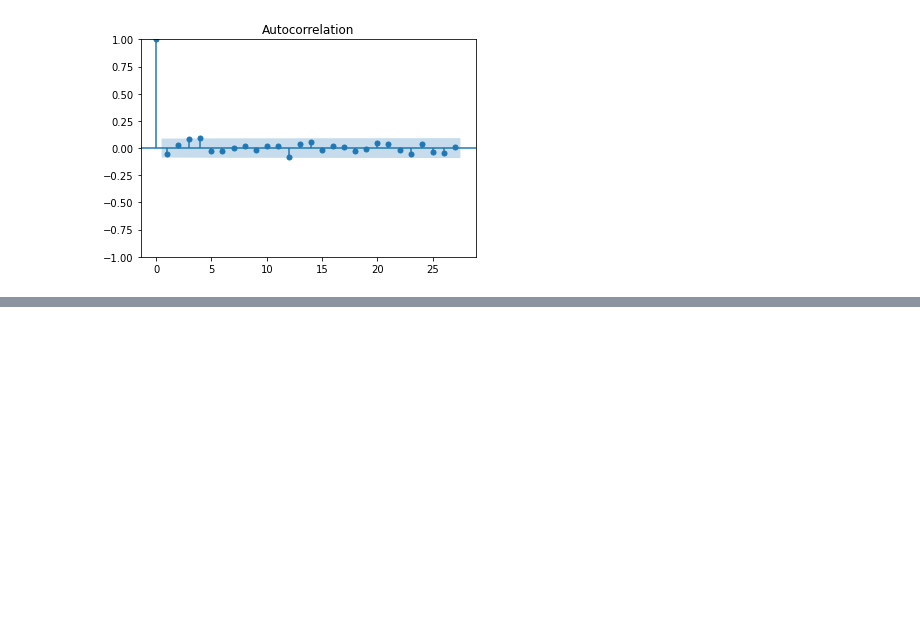
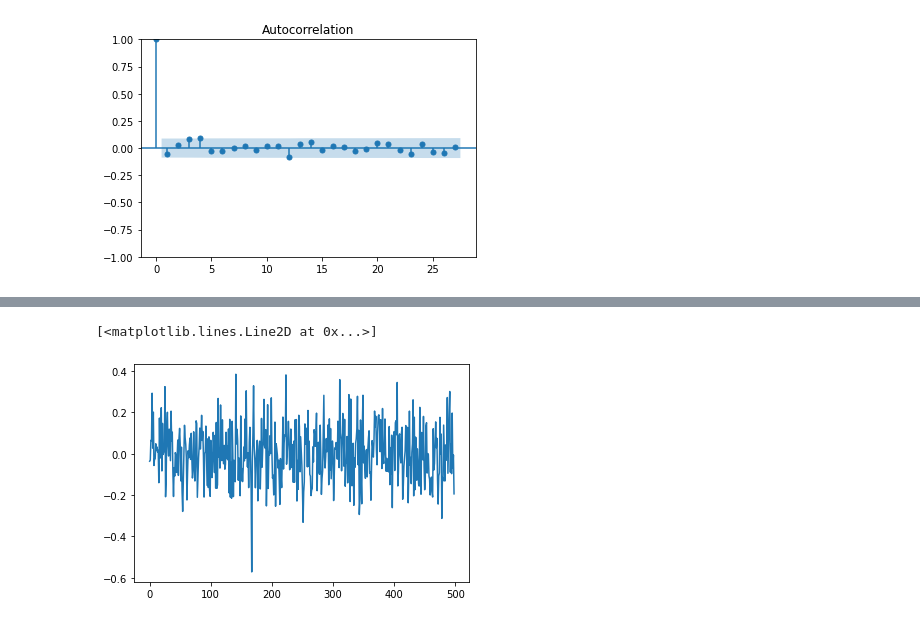
Before and after one commit to junhongliu-317/algothon24-starter-code, a Jupyter notebook: strat.ipynb, the cells around one changed output, grey strips where cells are left out. Cells and saved outputs as stored; diff of their text form; code cells hidden in the pictures; blank space fills up the shorter version.

```diff
--- a/strat.ipynb
+++ b/strat.ipynb
@@ -177,0 +261,5 @@ plot_acf(np.square(noise_ins8))
+# %%
+plt.plot(np.diff(i26_i35_coint_stn_series))
+# %% [output]
+[<matplotlib.lines.Line2D at 0x...>]
+[figure, added]
```
Also changed, not shown: parts of 15 cells of this notebook.
